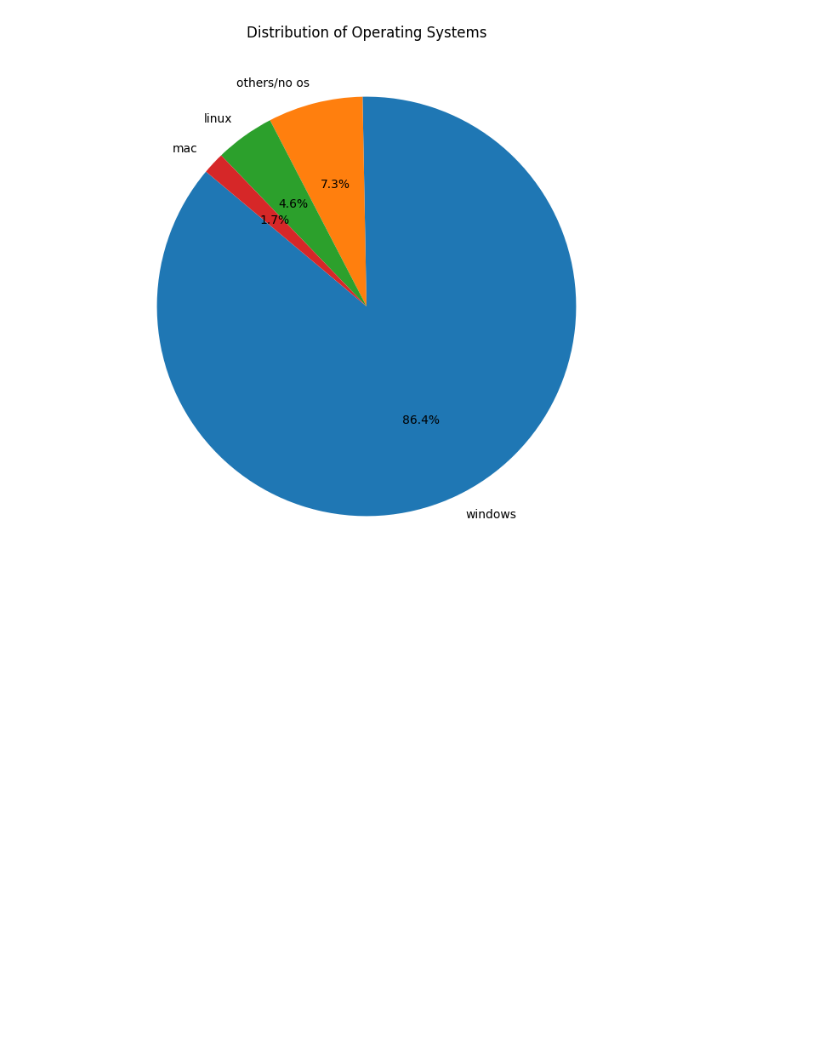
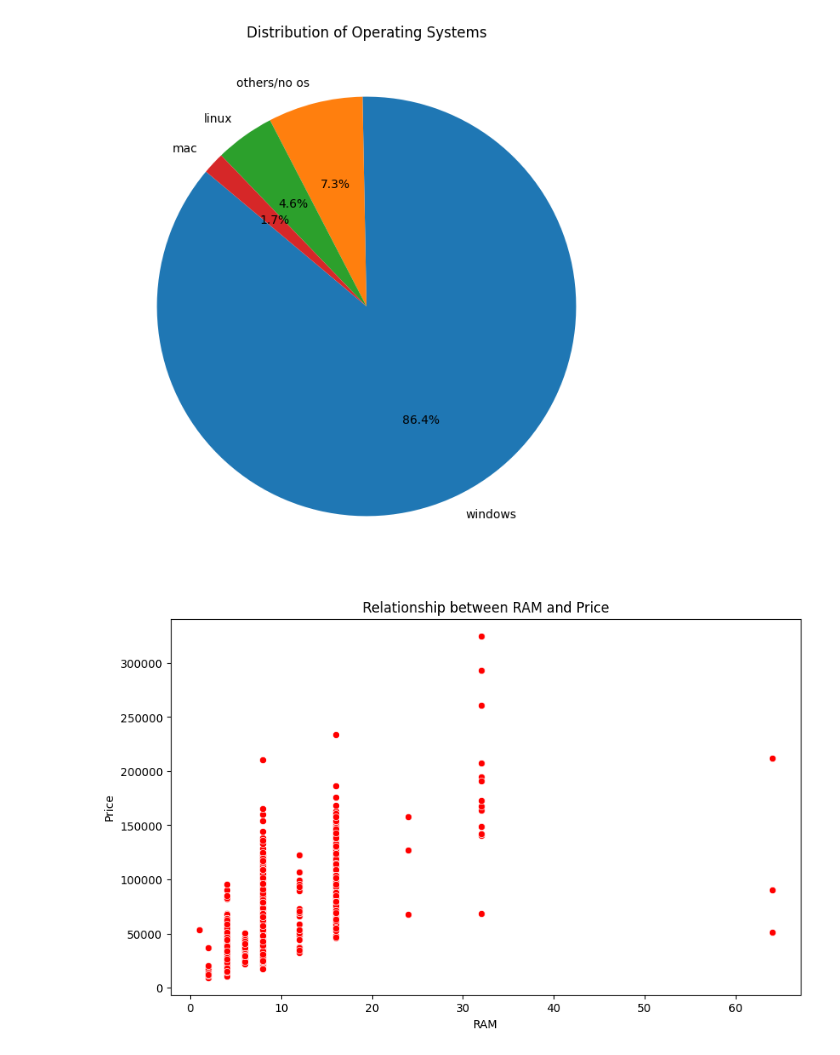
Before and after one commit to Berniceboateng775/nsp-training-program, a Jupyter notebook: Data_visualization.ipynb, the cells around one changed output. Saved outputs shown, nothing was run; the diff lists cells and outputs as text; code cells hidden in the pictures; blank space fills up the shorter version.

```diff
--- a/Data_visualization.ipynb
+++ b/Data_visualization.ipynb
@@ -96,3 +104,13 @@ plt.title('Distribution of Operating Systems')
 plt.show()
 # %% [output]
 [figure]
+# %%
+#scatter plot of the ram and price columns
+plt.figure(figsize=(10, 6))
+sns.scatterplot(x='ram', y='price', data=cleaned_laptop, color  = 'red')
+plt.title('Relationship between RAM and Price')
+plt.xlabel('RAM')
+plt.ylabel('Price')
+plt.show()
+# %% [output]
+[figure, added]
```
Also changed, not shown: parts of 3 cells of this notebook.
